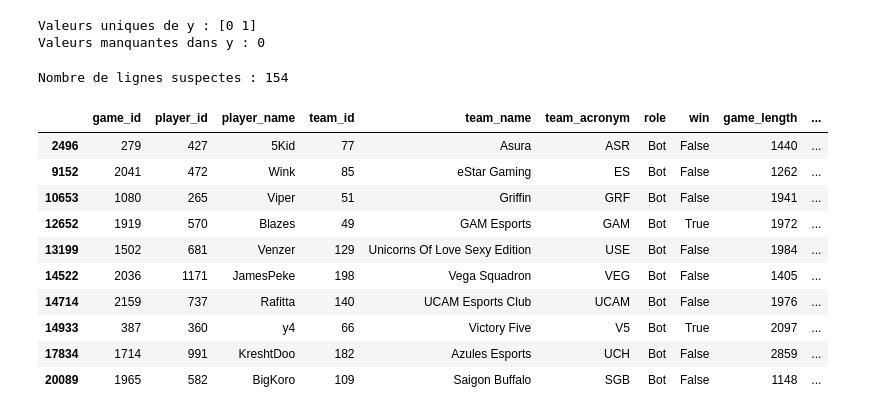
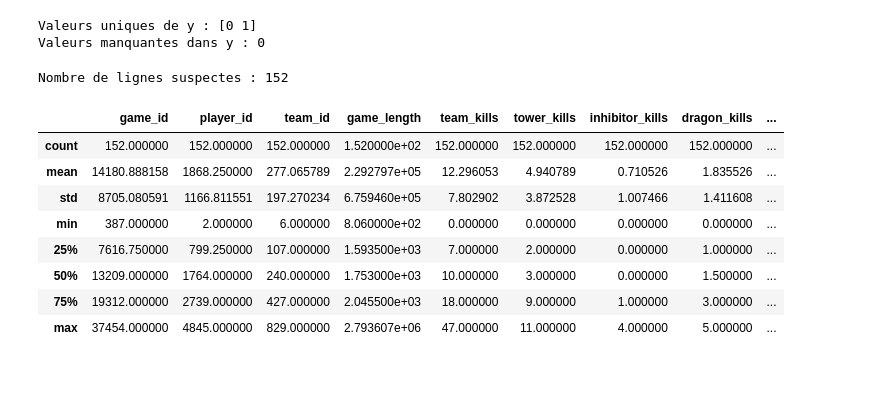
Before and after one commit to blaugrana11/ML-model_LoL, a Jupyter notebook: notebooks/model1.ipynb, the cells around one changed output. Drawn from its saved outputs; the diff is of its cells as text; code cells hidden in the pictures; blank space fills up the shorter version.

```diff
--- a/notebooks/model1.ipynb
+++ b/notebooks/model1.ipynb
@@ -7,6 +8,7 @@ import pandas as pd
 game_players_stats_path = '../data/game_players_stats.csv'
 # read the data and store data in DataFrame titled melbourne_data
 game_players_stats_data = pd.read_csv(game_players_stats_path)
+pd.set_option('display.max_columns', None)
 # print a summary of the data in Melbourne data
 game_players_stats_data.describe()
 # %% [output]
@@ -22,0 +24,13 @@ game_players_stats_data.describe()
+# %%
+game_players_stats_data['game_length_min'] = game_players_stats_data['game_length'] / 60
+
+# Plot brut de l'évolution du game_length
+plt.figure(figsize=(12, 5))
+plt.plot(game_players_stats_data['game_length_min'].values, linestyle='-', marker='', color='crimson')
+plt.title("Évolution du game_length (en minutes) par joueur dans le dataset")
+plt.xlabel("Index (joueurs)")
+plt.ylabel("Durée du jeu (minutes)")
+plt.ylim(0, 1500)
+plt.grid(True)
+plt.tight_layout()
+plt.show()
@@ -73,25 +217,23 @@ Valeurs uniques de y : [0 1]
 Valeurs manquantes dans y : 0
 # %%
 mask_anormal = (
-    (df_adc['gold_per_min'] <= 100) |
+    (df_adc['gold_per_min'] <= 59) |
     (df_adc['cs_per_min'] <= 1) |
-    (df_adc['total_damage_dealt_to_champions'] <= 1000)
+    (df_adc['total_damage_dealt_to_champions'] <= 200)
 )
 df_adc_anormal = df_adc[mask_anormal]
 print(f"Nombre de lignes suspectes : {len(df_adc_anormal)}")
 pd.set_option('display.max_columns', None)
 
-df_adc_anormal.head(10)  # Affiche les 10 premières
+df_adc_anormal.describe()  # Affiche les 10 premières
 # %% [output]
-Nombre de lignes suspectes : 154
+Nombre de lignes suspectes : 152
-|  | game_id | player_id | player_name | team_id | team_name | team_acronym | role | win | game_length | ... |
-| 2496 | 279 | 427 | 5Kid | 77 | Asura | ASR | Bot | False | 1440 | ... |
-| 9152 | 2041 | 472 | Wink | 85 | eStar Gaming | ES | Bot | False | 1262 | ... |
-| 10653 | 1080 | 265 | Viper | 51 | Griffin | GRF | Bot | False | 1941 | ... |
-| 12652 | 1919 | 570 | Blazes | 49 | GAM Esports | GAM | Bot | True | 1972 | ... |
-| 13199 | 1502 | 681 | Venzer | 129 | Unicorns Of Love Sexy Edition | USE | Bot | False | 1984 | ... |
-| 14522 | 2036 | 1171 | JamesPeke | 198 | Vega Squadron | VEG | Bot | False | 1405 | ... |
-| 14714 | 2159 | 737 | Rafitta | 140 | UCAM Esports Club | UCAM | Bot | False | 1976 | ... |
-| 14933 | 387 | 360 | y4 | 66 | Victory Five | V5 | Bot | True | 2097 | ... |
-| 17834 | 1714 | 991 | KreshtDoo | 182 | Azules Esports | UCH | Bot | False | 2859 | ... |
-| 20089 | 1965 | 582 | BigKoro | 109 | Saigon Buffalo | SGB | Bot | False | 1148 | ... |
+|  | game_id | player_id | team_id | game_length | team_kills | tower_kills | inhibitor_kills | dragon_kills | ... |
+| count | 152.000000 | 152.000000 | 152.000000 | 1.520000e+02 | 152.000000 | 152.000000 | 152.000000 | 152.000000 | ... |
+| mean | 14180.888158 | 1868.250000 | 277.065789 | 2.292797e+05 | 12.296053 | 4.940789 | 0.710526 | 1.835526 | ... |
+| std | 8705.080591 | 1166.811551 | 197.270234 | 6.759460e+05 | 7.802902 | 3.872528 | 1.007466 | 1.411608 | ... |
+| min | 387.000000 | 2.000000 | 6.000000 | 8.060000e+02 | 0.000000 | 0.000000 | 0.000000 | 0.000000 | ... |
+| 25% | 7616.750000 | 799.250000 | 107.000000 | 1.593500e+03 | 7.000000 | 2.000000 | 0.000000 | 1.000000 | ... |
+| 50% | 13209.000000 | 1764.000000 | 240.000000 | 1.753000e+03 | 10.000000 | 3.000000 | 0.000000 | 1.500000 | ... |
+| 75% | 19312.000000 | 2739.000000 | 427.000000 | 2.045500e+03 | 18.000000 | 9.000000 | 1.000000 | 3.000000 | ... |
+| max | 37454.000000 | 4845.000000 | 829.000000 | 2.793607e+06 | 47.000000 | 11.000000 | 4.000000 | 5.000000 | ... |
```
Also changed, not shown: parts of 9 cells of this notebook.
